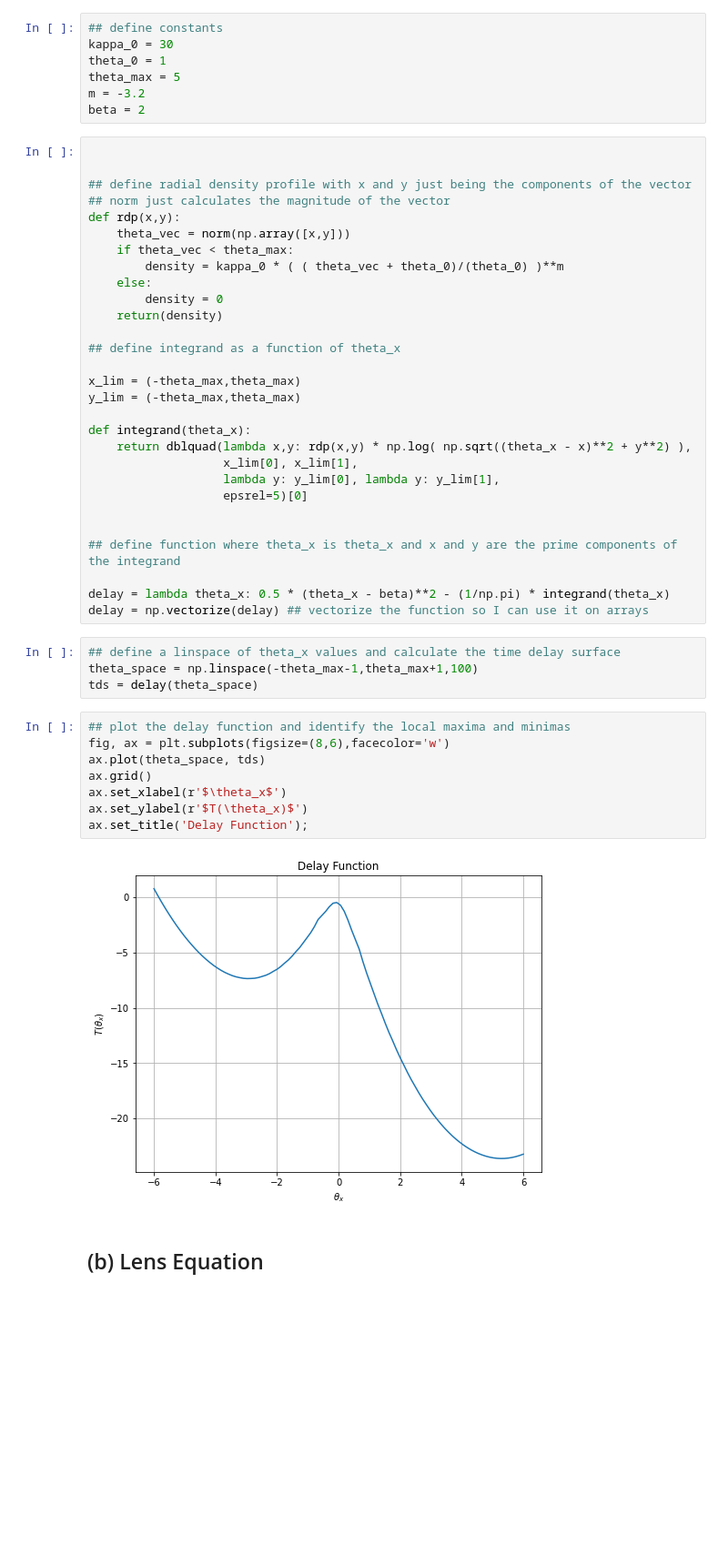
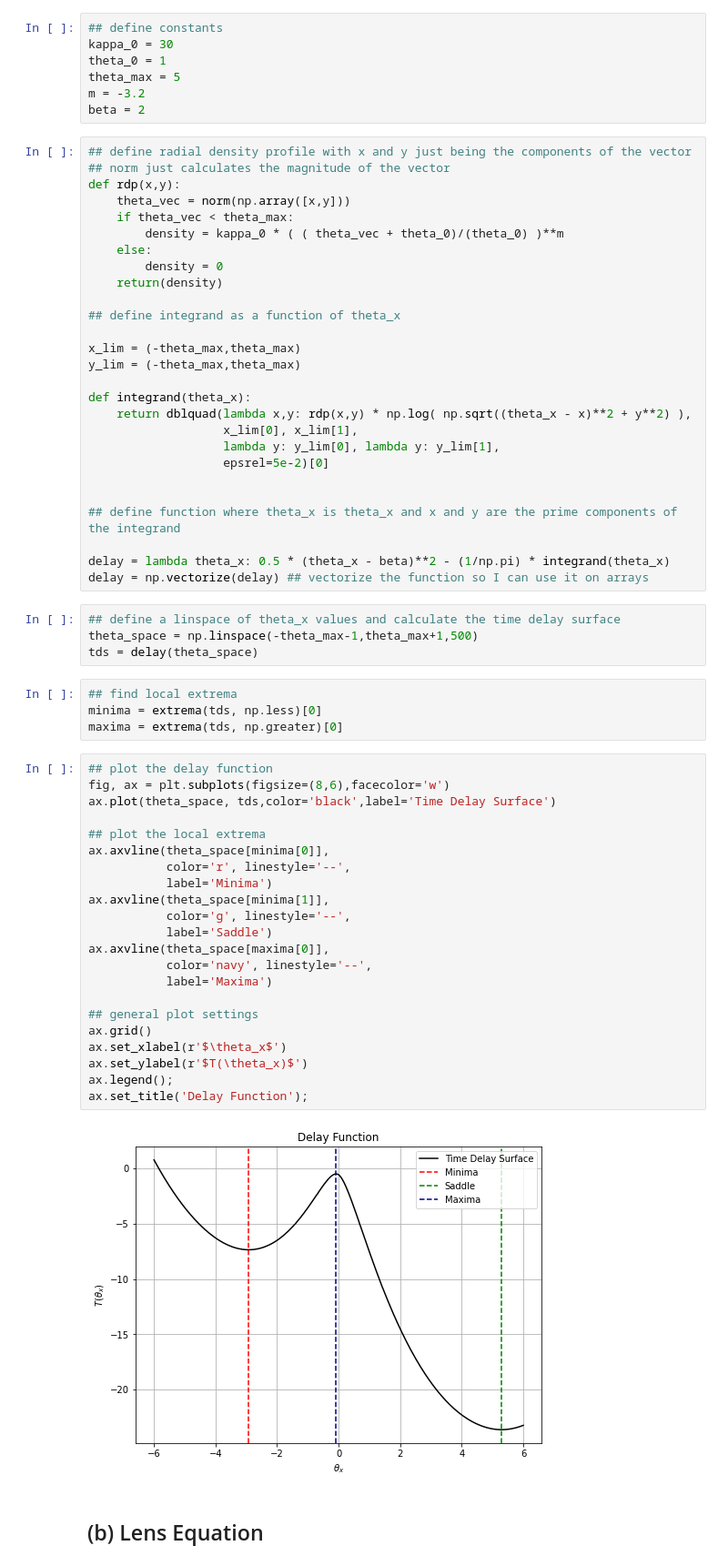
Before and after one commit to tylerbarna/AST8110, a Jupyter notebook: pset03/pset03.ipynb, the cells around one changed output. Shown at 91% size. Drawn from its saved outputs; the diff is of its cells as text; blank space fills up the shorter version.

```diff
--- a/pset03/pset03.ipynb
+++ b/pset03/pset03.ipynb
@@ -57,8 +59,6 @@ theta_max = 5
 m = -3.2
 beta = 2
 # %%
-
-
 ## define radial density profile with x and y just being the components of the vector
 ## norm just calculates the magnitude of the vector
 def rdp(x,y):
@@ -78,7 +78,7 @@ def integrand(theta_x):
     return dblquad(lambda x,y: rdp(x,y) * np.log( np.sqrt((theta_x - x)**2 + y**2) ),
                    x_lim[0], x_lim[1],
                    lambda y: y_lim[0], lambda y: y_lim[1],
-                   epsrel=5)[0]
+                   epsrel=5e-2)[0]
 
 
 ## define function where theta_x is theta_x and x and y are the prime components of the integrand
@@ -87,18 +87,36 @@ delay = lambda theta_x: 0.5 * (theta_x - beta)**2 - (1/np.pi) * integrand(theta_
 delay = np.vectorize(delay) ## vectorize the function so I can use it on arrays
 # %%
 ## define a linspace of theta_x values and calculate the time delay surface
-theta_space = np.linspace(-theta_max-1,theta_max+1,100)
+theta_space = np.linspace(-theta_max-1,theta_max+1,500)
 tds = delay(theta_space)
+# %%
+## find local extrema
+minima = extrema(tds, np.less)[0]
+maxima = extrema(tds, np.greater)[0]
 # %%
-## plot the delay function and identify the local maxima and minimas
+## plot the delay function
 fig, ax = plt.subplots(figsize=(8,6),facecolor='w')
-ax.plot(theta_space, tds)
+ax.plot(theta_space, tds,color='black',label='Time Delay Surface')
+
+## plot the local extrema
+ax.axvline(theta_space[minima[0]],
+           color='r', linestyle='--',
+           label='Minima')
+ax.axvline(theta_space[minima[1]],
+           color='g', linestyle='--',
+           label='Saddle')
+ax.axvline(theta_space[maxima[0]],
+           color='navy', linestyle='--',
+           label='Maxima')
+
+## general plot settings
 ax.grid()
 ax.set_xlabel(r'$\theta_x$')
 ax.set_ylabel(r'$T(\theta_x)$')
+ax.legend();
 ax.set_title('Delay Function');
 # %% [output]
-[figure, old version]
+[figure, new version]
 # %% [markdown]
 ## (b) Lens Equation
 # %% [markdown]
```
Also changed, not shown: parts of 6 cells of this notebook.
